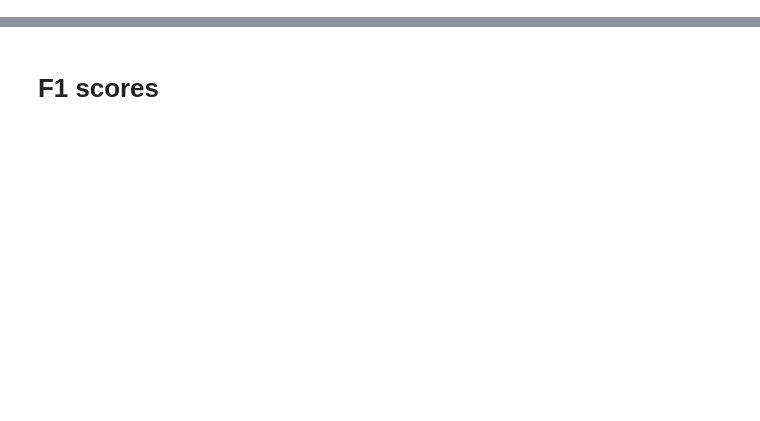
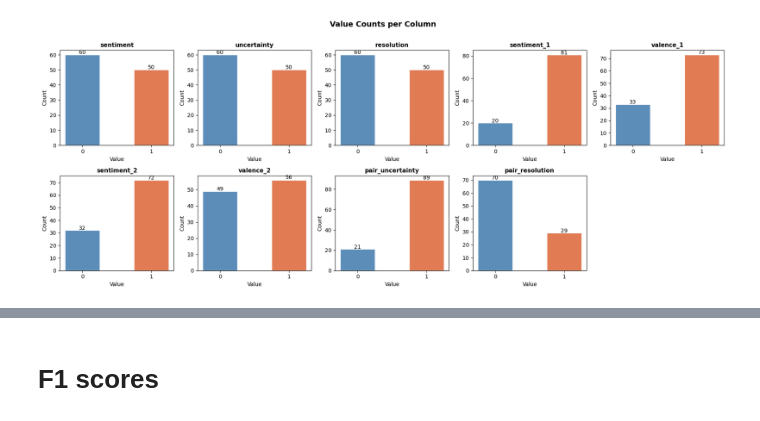
Before and after one commit to blancasanmi/objectivize_valence, a Jupyter notebook: src/analysis.ipynb, the cells around one changed output, grey strips where cells are left out. Cells and saved outputs as stored; diff of their text form; code cells hidden in the pictures; blank space fills up the shorter version.

```diff
--- a/src/analysis.ipynb
+++ b/src/analysis.ipynb
@@ -44,4 +94,95 @@ df_an.head()
 | 4 | 5 | PosHghNoUnc | 1 | 0 | 0 | Lisa a travaillé assidûment pour ... | Elle a eu une très bonne note: 85%!. | 1 | ... |
 # %%
-df_an["valence_1"].value_counts()
+import pandas as pd
+import matplotlib.pyplot as plt
+import matplotlib.gridspec as gridspec
+import numpy as np
+
+# ── 1. Frequency counts per binary column ──────────────────────────────────────
+binary_cols = [
+    'sentiment', 'uncertainty', 'resolution',
+    'sentiment_1', 'valence_1', 'sentiment_2', 'valence_2',
+    'pair_uncertainty', 'pair_resolution'
+]
+
+n = len(binary_cols)
+cols = 5
+rows = (n + cols - 1) // cols
+
+fig, axes = plt.subplots(rows, cols, figsize=(18, rows * 3.5))
+axes = axes.flatten()
+
+for i, col in enumerate(binary_cols):
+    counts = df_an[col].value_counts().sort_index()
+    axes[i].bar(counts.index.astype(str), counts.values, color=['#5B8DB8', '#E07B54'], edgecolor='white', width=0.5)
+    axes[i].set_title(col, fontsize=11, fontweight='bold')
+    axes[i].set_xlabel('Value')
+    axes[i].set_ylabel('Count')
+    for j, v in enumerate(counts.values):
+        axes[i].text(j, v + 0.5, str(v), ha='center', fontsize=10)
+    axes[i].set_xticks([0, 1])
+    axes[i].set_xticklabels(['0', '1'])
+
+for j in range(i + 1, len(axes)):
+    axes[j].set_visible(False)
+
+fig.suptitle('Value Counts per Column', fontsize=14, fontweight='bold', y=1.01)
+plt.tight_layout()
+plt.savefig(images_path / 'value_counts.png', dpi=150, bbox_inches='tight')
+plt.show()
+
+# ── 2. Ground truth vs prediction per condition ────────────────────────────────
+# Pairs: (ground_truth_col, predicted_col, label)
+pairs = [
+    ('sentiment',    'sentiment_1',     'Sentiment (s1)'),
+    ('sentiment',    'sentiment_2',     'Sentiment (s2)'),
+    ('uncertainty',  'pair_uncertainty','Uncertainty'),
+    ('resolution',   'pair_resolution', 'Resolution'),
+]
+
+conditions = sorted(df_an['condition'].unique())
+n_pairs = len(pairs)
+n_cond  = len(conditions)
+
+fig, axes = plt.subplots(n_pairs, n_cond, figsize=(n_cond * 4, n_pairs * 3.5), sharey=False)
+if n_cond == 1:
+    axes = axes.reshape(-1, 1)
+if n_pairs == 1:
+    axes = axes.reshape(1, -1)
+
+colors = {'Ground truth': '#5B8DB8', 'Prediction': '#E07B54'}
+x = np.array([0, 1])
+width = 0.35
+
+for row, (gt_col, pred_col, label) in enumerate(pairs):
+    for col_idx, cond in enumerate(conditions):
+        ax = axes[row][col_idx]
+        subset = df_an[df_an['condition'] == cond]
+
+        gt_counts   = subset[gt_col].value_counts().reindex([0, 1], fill_value=0)
+        pred_counts = subset[pred_col].value_counts().reindex([0, 1], fill_value=0)
+
+        bars1 = ax.bar(x - width/2, gt_counts.values,   width, label='Ground truth', color=colors['Ground truth'],  edgecolor='white')
+        bars2 = ax.bar(x + width/2, pred_counts.values, width, label='Prediction',   color=colors['Prediction'], edgecolor='white')
+
+        for bar in list(bars1) + list(bars2):
+            h = bar.get_height()
+            ax.text(bar.get_x() + bar.get_width()/2, h + 0.3, str(int(h)), ha='center', va='bottom', fontsize=8)
+
+        ax.set_xticks(x)
+        ax.set_xticklabels(['0', '1'])
+        ax.set_xlabel('Value')
+        ax.set_ylabel('Count')
+
+        if row == 0:
+            ax.set_title(f'Condition {cond}', fontsize=11, fontweight='bold')
+        if col_idx == 0:
+            ax.set_ylabel(f'{label}\nCount', fontsize=9)
+        if row == 0 and col_idx == 0:
+            ax.legend(fontsize=8)
+
+fig.suptitle('Ground Truth vs Prediction per Condition', fontsize=14, fontweight='bold', y=1.01)
+plt.tight_layout()
+plt.savefig(images_path / 'gt_vs_pred_per_condition.png', dpi=150, bbox_inches='tight')
+plt.show()
 # %% [output]
@@ -51,0 +189 @@ Name: count, dtype: int64
+[figure, added]
```
Also changed, not shown: parts of 13 cells of this notebook, 6 other files.
